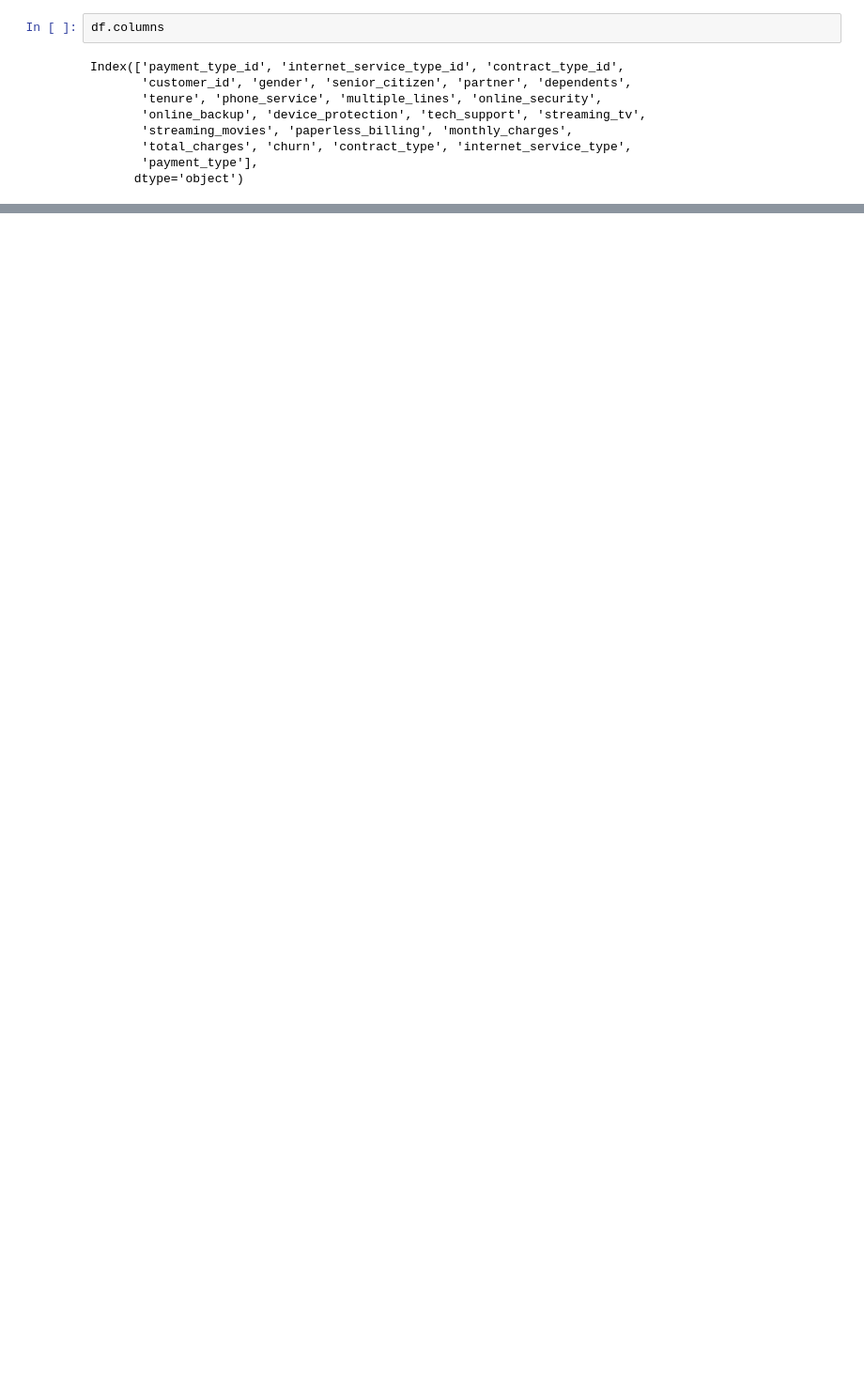
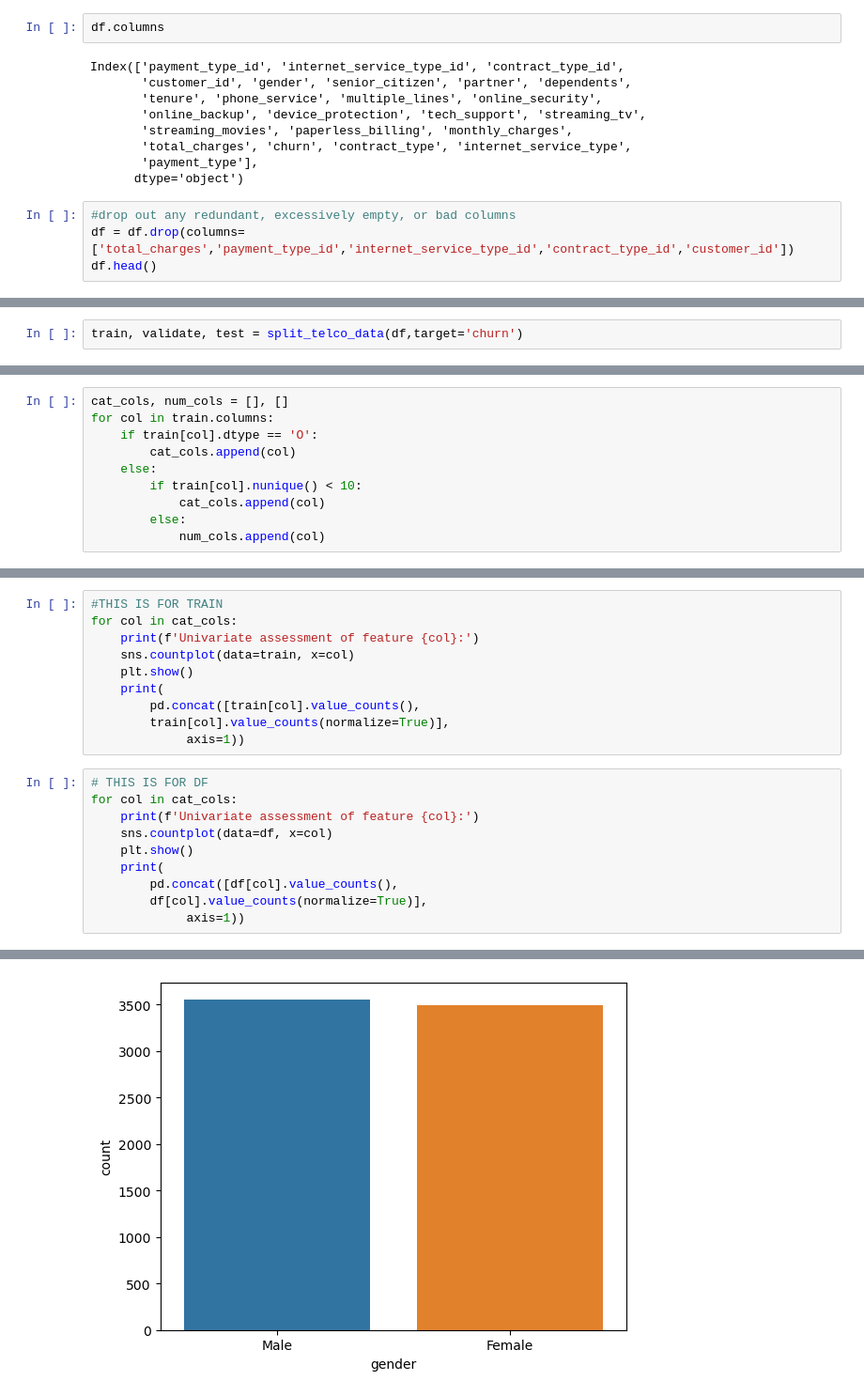
Before and after one commit to RichardAlcabes22/classification-project, a Jupyter notebook: project_exploration.ipynb, the cells around one changed output, grey strips where cells are left out. Shown at 94% size. Drawn from its saved outputs; the diff is of its cells as text; blank space fills up the shorter version.

```diff
--- a/project_exploration.ipynb
+++ b/project_exploration.ipynb
@@ -49,3 +63,7 @@ Index(['payment_type_id', 'internet_service_type_id', 'contract_type_id',
        'total_charges', 'churn', 'contract_type', 'internet_service_type',
        'payment_type'],
       dtype='object')
+# %%
+#drop out any redundant, excessively empty, or bad columns
+df = df.drop(columns=['total_charges','payment_type_id','internet_service_type_id','contract_type_id','customer_id'])
+df.head()
@@ -93,0 +400,2 @@ Name: payment_type, dtype: float64
+# %%
+train, validate, test = split_telco_data(df,target='churn')
@@ -93,0 +415,10 @@ Name: payment_type, dtype: float64
+# %%
+cat_cols, num_cols = [], []
+for col in train.columns:
+    if train[col].dtype == 'O':
+        cat_cols.append(col)
+    else:
+        if train[col].nunique() < 10:
+            cat_cols.append(col)
+        else:
+            num_cols.append(col)
@@ -93,0 +449,21 @@ Name: payment_type, dtype: float64
+# %%
+#THIS IS FOR TRAIN
+for col in cat_cols:
+    print(f'Univariate assessment of feature {col}:')
+    sns.countplot(data=train, x=col)
+    plt.show()
+    print(
+        pd.concat([train[col].value_counts(),
+        train[col].value_counts(normalize=True)],
+             axis=1))
+# %%
+# THIS IS FOR DF
+for col in cat_cols:
+    print(f'Univariate assessment of feature {col}:')
+    sns.countplot(data=df, x=col)
+    plt.show()
+    print(
+        pd.concat([df[col].value_counts(),
+        df[col].value_counts(normalize=True)],
+             axis=1))
+# %% [output]
@@ -93,0 +471 @@ Name: payment_type, dtype: float64
+[figure, added]
```
Also changed, not shown: parts of 58 cells of this notebook, 1 other file.
